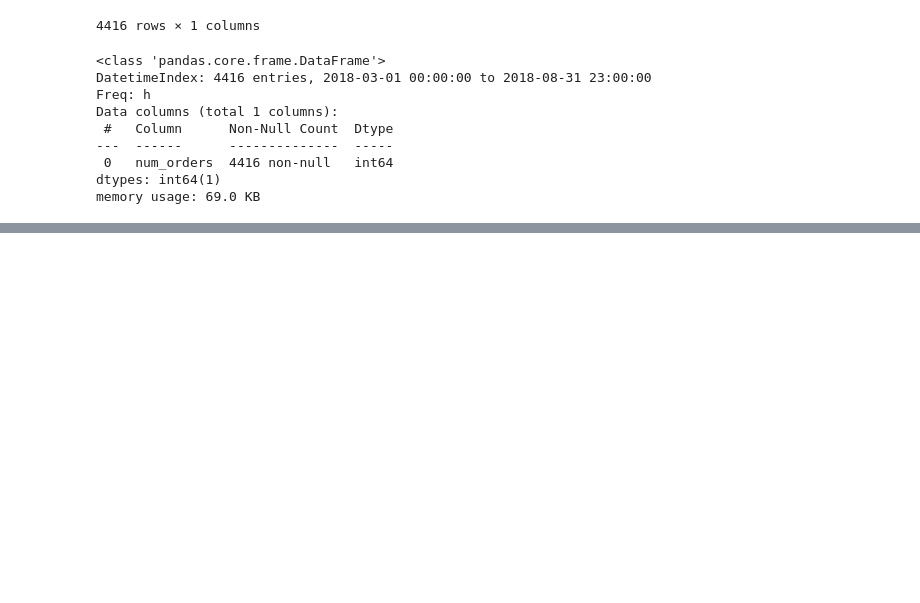
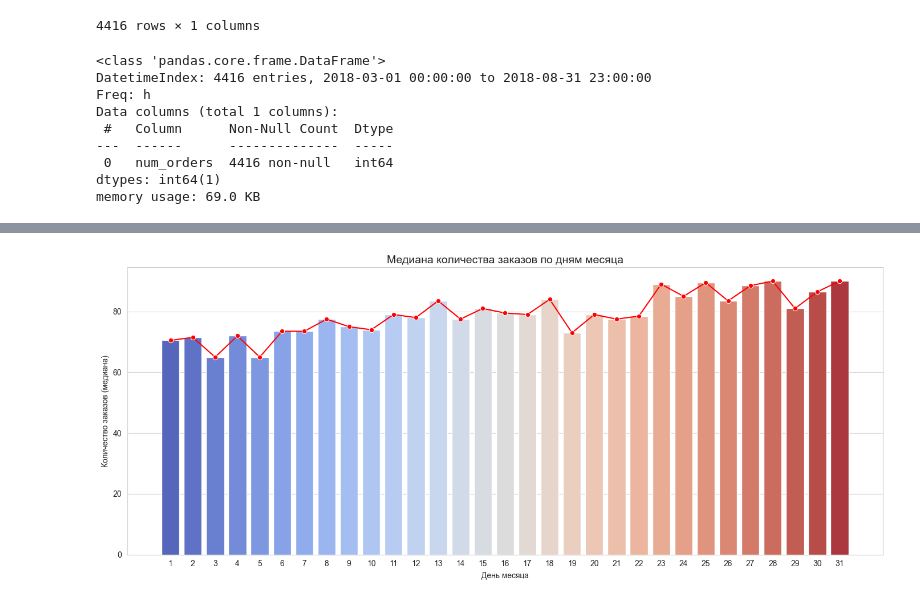
Before and after one commit to Moncervers/taxi_orders_prediction, a Jupyter notebook: project_notebook.ipynb, the cells around one changed output, grey strips where cells are left out. Drawn from its saved outputs; the diff is of its cells as text; code cells hidden in the pictures; blank space fills up the shorter version.

```diff
--- a/project_notebook.ipynb
+++ b/project_notebook.ipynb
@@ -112,0 +149,9 @@ memory usage: 69.0 KB
+# %%
+# Добавляем столбцы с месяцем, днем и днем недели
+df['month'] = df.index.month
+df['day'] = df.index.day
+df['day_of_week'] = df.index.dayofweek
+df['hour'] = df.index.hour
+
+# Выводим датасет
+df
@@ -112,0 +226,6 @@ memory usage: 69.0 KB
+# %%
+# Создаем сводную таблицу по дням
+pivot_day = df.pivot_table(index='day', values='num_orders', aggfunc=['median', 'sum', 'count'])
+
+# Выводим сводную таблицу
+pivot_day
@@ -112,0 +252,4 @@ memory usage: 69.0 KB
+# %%
+draw_pivot_table(pivot_day, 'Медиана количества заказов по дням месяца', 'День месяца')
+# %% [output]
+[figure, added]
```
Also changed, not shown: parts of 16 cells of this notebook.
